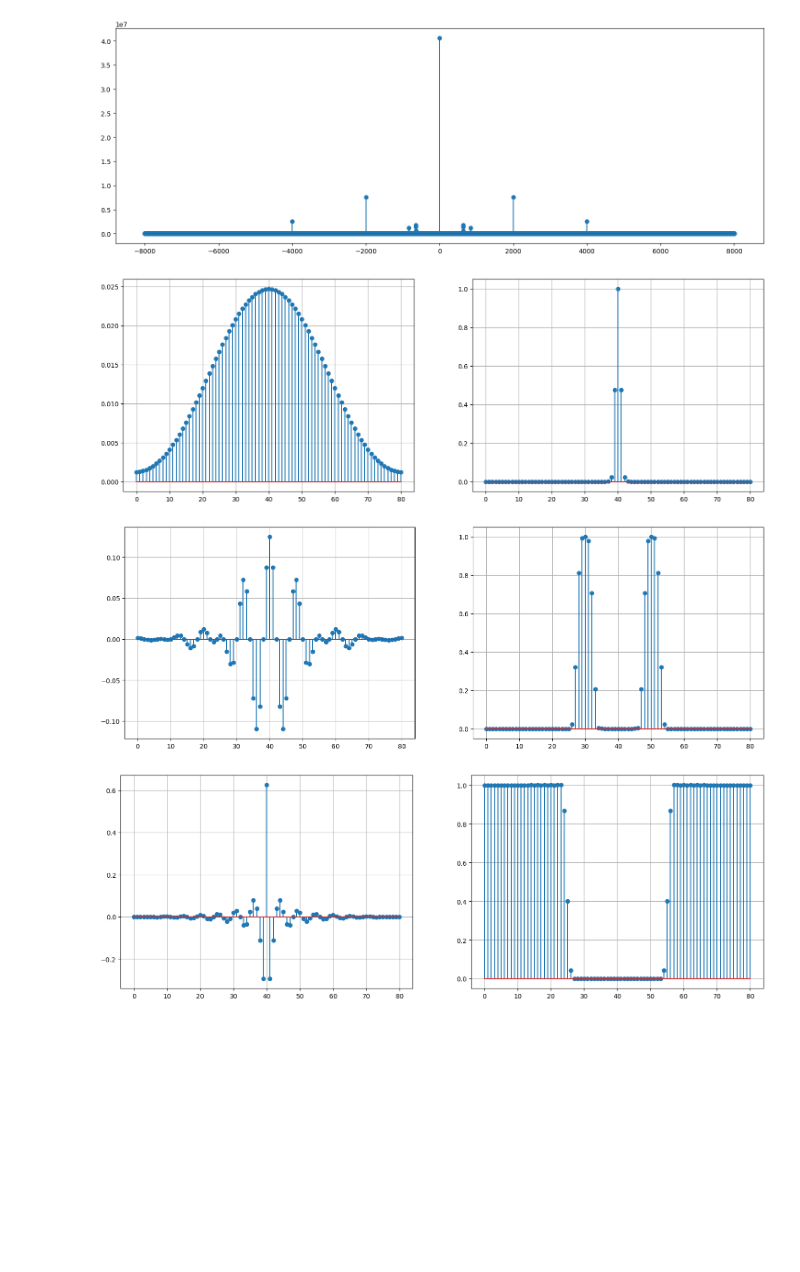
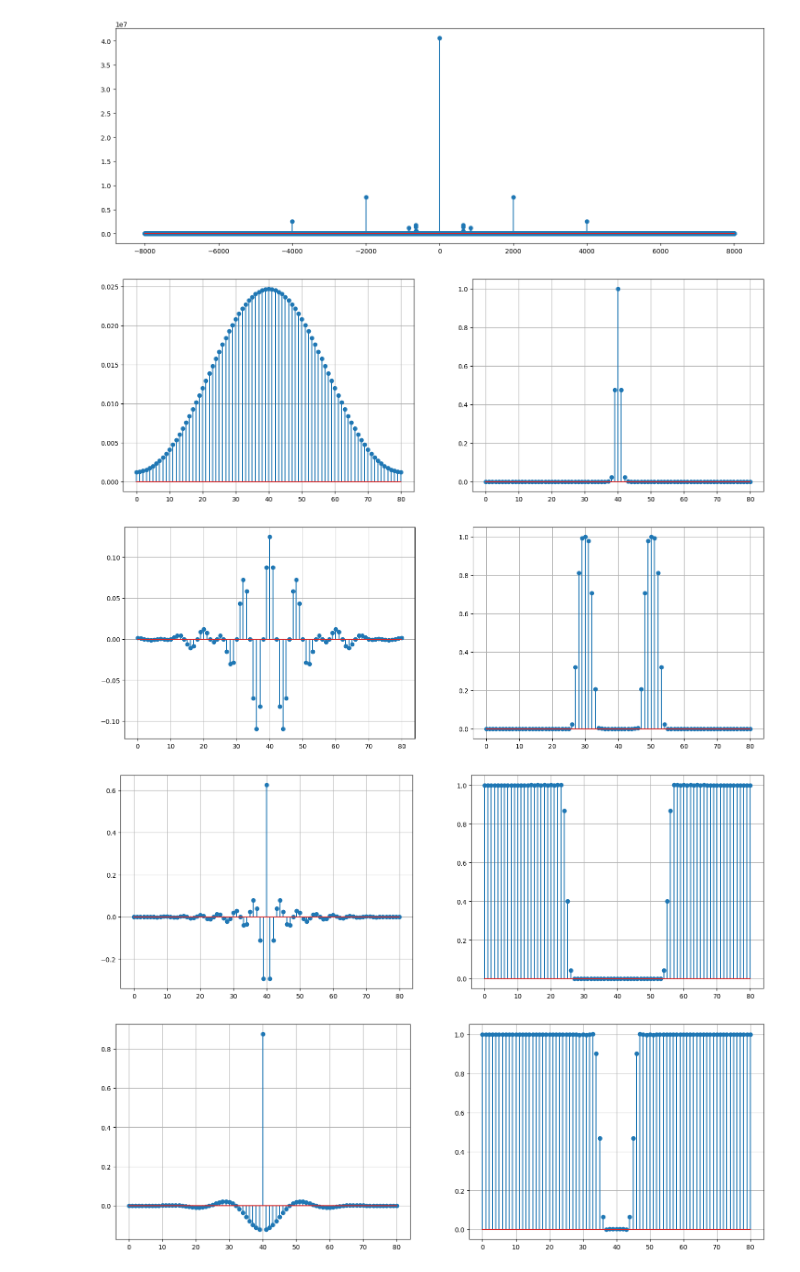
Before and after one commit to matheusloop/Processamento_Digital_de_Sinais, a Jupyter notebook: Filtros/Teste.ipynb, the cells around one changed output. Saved outputs shown, nothing was run; the diff lists cells and outputs as text; code cells hidden in the pictures; blank space fills up the shorter version.

```diff
--- a/Filtros/Teste.ipynb
+++ b/Filtros/Teste.ipynb
@@ -17,42 +17,54 @@ numtaps = 81
 cutoff_lp = 100
 lf, hf = 1500, 2500
 cutoff_hp = 3000
+freqN0 = 1000
 
 h0 = firwin(numtaps, cutoff_lp, fs=fs, window='hamming', pass_zero=True)
 h1 = firwin(numtaps, [lf, hf], fs=fs, window='hamming', pass_zero=False)
 h2 = firwin(numtaps, cutoff_hp, fs=fs, window='hamming', pass_zero=False)
+h3 = firwin(numtaps, freqN0, fs=fs, window='hamming', pass_zero=False)
 # %%
 H0 = np.fft.fft(h0)
 H1 = np.fft.fft(h1)
 H2 = np.fft.fft(h2)
+H3 = np.fft.fft(h3)
 # %%
 plt.figure(figsize=(18, 6))
 plt.subplot(1,2,1)
 plt.stem(h0)
 plt.grid()
 plt.subplot(1,2,2)
 plt.stem(np.abs(np.fft.fftshift(H0)))
 plt.grid()
 
 plt.figure(figsize=(18, 6))
 plt.subplot(1,2,1)
 plt.stem(h1)
 plt.grid()
 plt.subplot(1,2,2)
 plt.stem(np.abs(np.fft.fftshift(H1)))
 plt.grid()
 
 plt.figure(figsize=(18, 6))
 plt.subplot(1,2,1)
 plt.stem(h2)
 plt.grid()
 plt.subplot(1,2,2)
 plt.stem(np.abs(np.fft.fftshift(H2)))
 plt.grid()
+
+plt.figure(figsize=(18, 6))
+plt.subplot(1,2,1)
+plt.stem(h3)
+plt.grid()
+plt.subplot(1,2,2)
+plt.stem(np.abs(np.fft.fftshift(H3)))
+plt.grid()
 # %% [output]
 [figure]
 [figure]
 [figure]
+[figure, added]
 # %%
 c0 = np.convolve(x, h0)
 c1 = np.convolve(x, h1)
```
Also changed, not shown: parts of 3 cells of this notebook, 4 other files.
